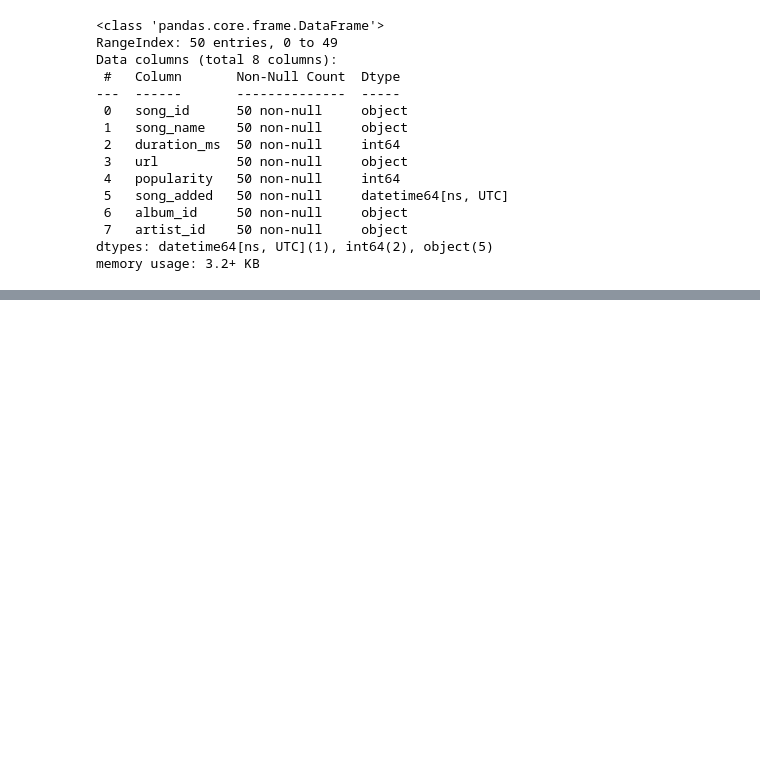
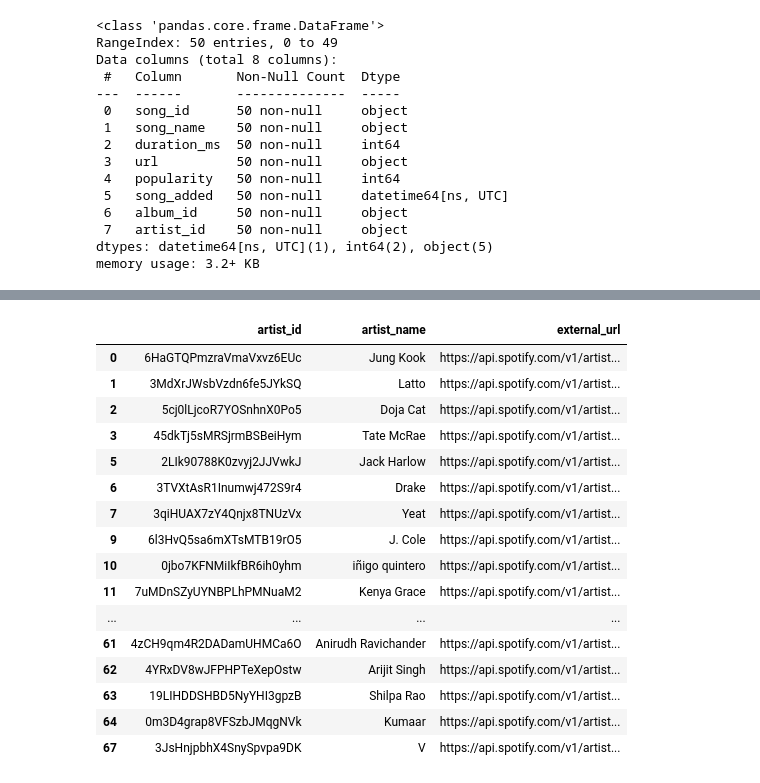
Before and after one commit to wliu123/spotify_etl, a Jupyter notebook: Spotify Data Pipeline.ipynb, the cells around one changed output, grey strips where cells are left out. Saved outputs shown, nothing was run; the diff lists cells and outputs as text; code cells hidden in the pictures; blank space fills up the shorter version.

```diff
--- a/Spotify Data Pipeline.ipynb
+++ b/Spotify Data Pipeline.ipynb
@@ -254,0 +299,20 @@ memory usage: 3.2+ KB
+# %%
+artist_df
+# %% [output]
+|  | artist_id | artist_name | external_url |
+| 0 | 6HaGTQPmzraVmaVxvz6EUc | Jung Kook | https://api.spotify.com/v1/artist... |
+| 1 | 3MdXrJWsbVzdn6fe5JYkSQ | Latto | https://api.spotify.com/v1/artist... |
+| 2 | 5cj0lLjcoR7YOSnhnX0Po5 | Doja Cat | https://api.spotify.com/v1/artist... |
+| 3 | 45dkTj5sMRSjrmBSBeiHym | Tate McRae | https://api.spotify.com/v1/artist... |
+| 5 | 2LIk90788K0zvyj2JJVwkJ | Jack Harlow | https://api.spotify.com/v1/artist... |
+| 6 | 3TVXtAsR1Inumwj472S9r4 | Drake | https://api.spotify.com/v1/artist... |
+| 7 | 3qiHUAX7zY4Qnjx8TNUzVx | Yeat | https://api.spotify.com/v1/artist... |
+| 9 | 6l3HvQ5sa6mXTsMTB19rO5 | J. Cole | https://api.spotify.com/v1/artist... |
+| 10 | 0jbo7KFNMiIkfBR6ih0yhm | iñigo quintero | https://api.spotify.com/v1/artist... |
+| 11 | 7uMDnSZyUYNBPLhPMNuaM2 | Kenya Grace | https://api.spotify.com/v1/artist... |
+| ... | ... | ... | ... |
+| 61 | 4zCH9qm4R2DADamUHMCa6O | Anirudh Ravichander | https://api.spotify.com/v1/artist... |
+| 62 | 4YRxDV8wJFPHPTeXepOstw | Arijit Singh | https://api.spotify.com/v1/artist... |
+| 63 | 19LIHDDSHBD5NyYHI3gpzB | Shilpa Rao | https://api.spotify.com/v1/artist... |
+| 64 | 0m3D4grap8VFSzbJMqgNVk | Kumaar | https://api.spotify.com/v1/artist... |
+| 67 | 3JsHnjpbhX4SnySpvpa9DK | V | https://api.spotify.com/v1/artist... |
```
Also changed, not shown: parts of 6 cells of this notebook.
